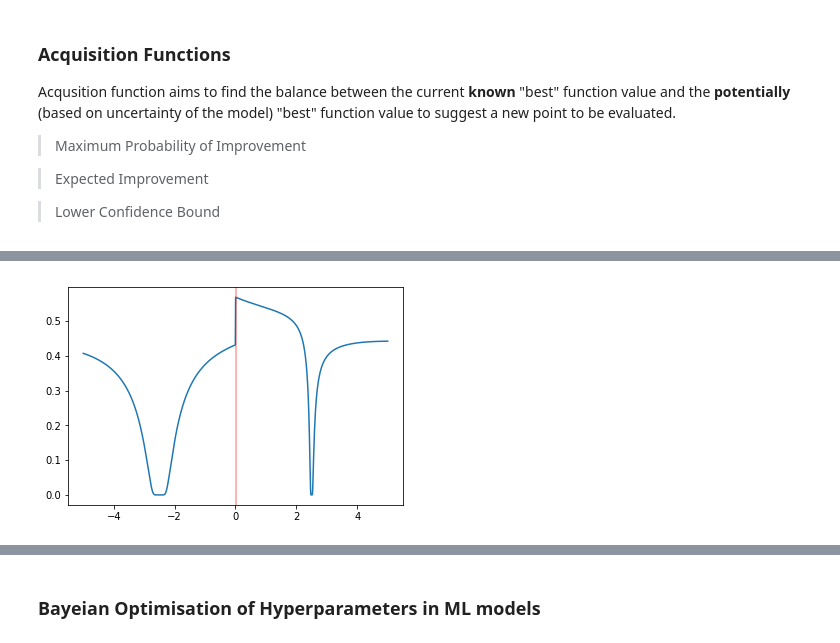
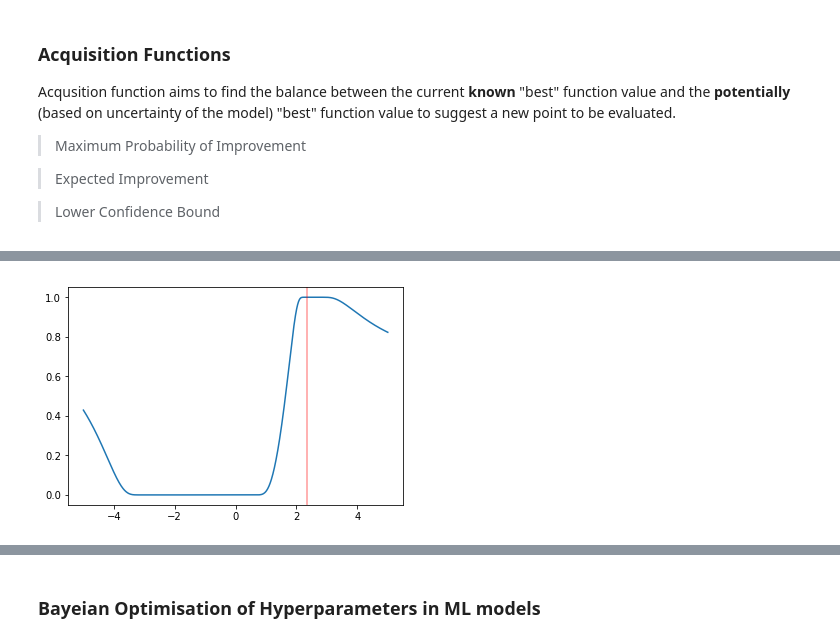
Before and after one commit to dgradovich/bopt, a Jupyter notebook: Bayesian Optimisation .ipynb, the cells around one changed output, grey strips where cells are left out. Saved outputs shown, nothing was run; the diff lists cells and outputs as text; code cells hidden in the pictures.

```diff
--- a/Bayesian Optimisation .ipynb
+++ b/Bayesian Optimisation .ipynb
@@ -247,9 +251,9 @@ def gp_posterior(kernel, hyper_params, x_train, y_train, eval_points, noise = .0
     return mean, cov
 # %%
 x_s = np.array([-2.5, 0, 2.5])
-y_s = np.random.randn(len(x_s))
+y_s = np.array([2.1, 1.75, .1])
 f_min = min(y_s)
-mean,cov = gp_posterior(kernel = squared_exponential_kernel,
+mean, cov = gp_posterior(kernel = squared_exponential_kernel,
                         hyper_params = {"sd": 1., "lengthscale": 2.},
                         x_train = x_s,
                         y_train = y_s,
@@ -277,8 +297,8 @@ var = cov.diagonal()
 # %%
-acq_ = [norm.cdf((f_min - m )/np.sqrt(v)) for m,v in zip(mean, var)]
+acq_ = [norm.cdf((f_min - m + .5)/np.sqrt(v)) for m,v in zip(mean, var)]
 largest_x = np.where(acq_ == max(acq_))[0][0]
 plt.plot(data, acq_);
 plt.axvline(x = data[largest_x],c = 'r', alpha = .4)
 plt.show()
 # %% [output]
-[figure, old version]
+[figure, new version]
```
Also changed, not shown: parts of 29 cells of this notebook.
